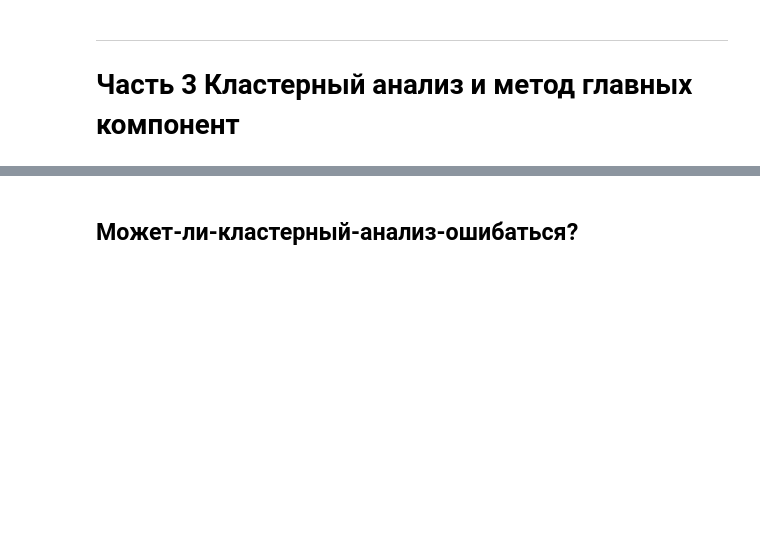
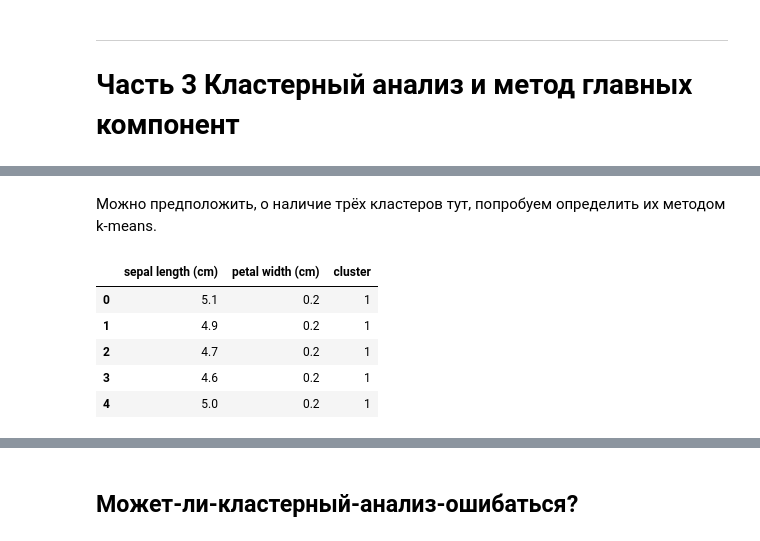
Before and after one commit to KlukvaMors/basic_stat, a Jupyter notebook: basic_stat_2.ipynb, the cells around one changed output, grey strips where cells are left out. Cells and saved outputs as stored; diff of their text form; code cells hidden in the pictures; blank space fills up the shorter version.

```diff
--- a/basic_stat_2.ipynb
+++ b/basic_stat_2.ipynb
@@ -325,0 +360,21 @@ log(odds_mf) = -2.5137
+# %% [markdown]
+Можно предположить, о наличие трёх кластеров тут, попробуем определить их методом k-means.
+# %%
+from sklearn.cluster import KMeans
+
+# определим метод
+kmeans = KMeans(n_clusters=3)
+# вырежем данные, которые нам нужны
+data = df.loc[:, ['sepal length (cm)','petal width (cm)']]
+# построим модель
+model = kmeans.fit(data)
+# получим кластеры
+data['cluster'] = model.labels_
+data.head()
+# %% [output]
+|  | sepal length (cm) | petal width (cm) | cluster |
+| 0 | 5.1 | 0.2 | 1 |
+| 1 | 4.9 | 0.2 | 1 |
+| 2 | 4.7 | 0.2 | 1 |
+| 3 | 4.6 | 0.2 | 1 |
+| 4 | 5.0 | 0.2 | 1 |
```
Also changed, not shown: parts of 6 cells of this notebook.
